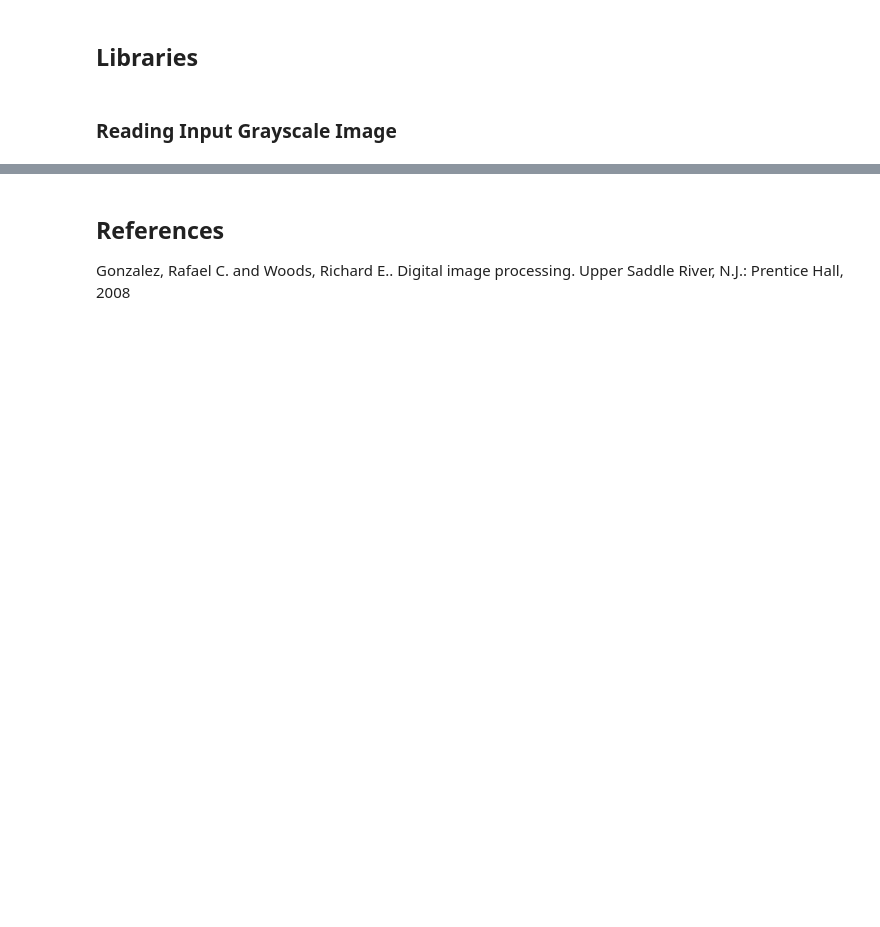
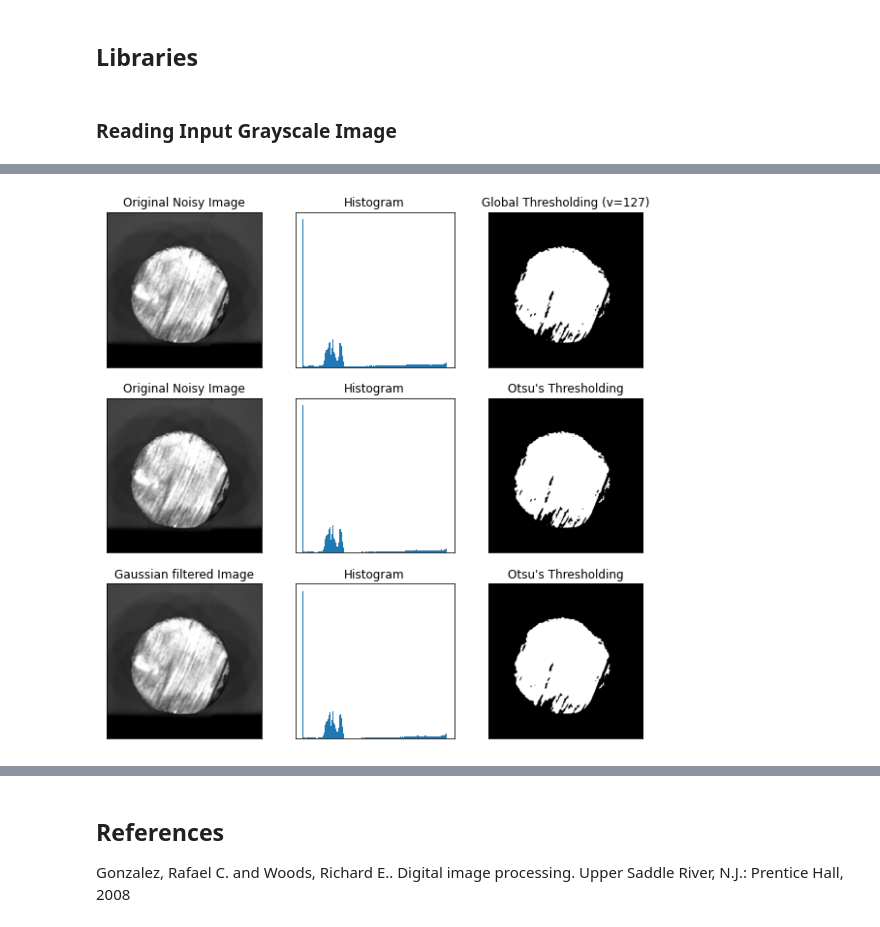
Before and after one commit to rad-mit/CS5102-Digital-Image-Processing-Project, a Jupyter notebook: Project/DIP_Project.ipynb, the cells around one changed output, grey strips where cells are left out. Cells and saved outputs as stored; diff of their text form; code cells hidden in the pictures; blank space fills up the shorter version.

```diff
--- a/Project/DIP_Project.ipynb
+++ b/Project/DIP_Project.ipynb
@@ -63,0 +126,37 @@ No. of Images =  8
+# %%
+## Otsu's Binarization
+
+# In global thresholding, we used an arbitrary chosen value as a threshold.
+# In contrast, Otsu's method avoids having to choose a value and determines
+# it automatically.
+
+# Consider an image with only two distinct image values (bimodal image),
+# where the histogram would only consist of two peaks. A good threshold
+# would be in the middle of those two values. Similarly, Otsu's method
+# determines an optimal global threshold value from the image histogram.
+
+# In order to do so, the cv.threshold() function is used,
+# where cv.THRESH_OTSU is passed as an extra flag. The threshold value can
+# be chosen arbitrary. The algorithm then finds the optimal threshold value
+# which is returned as the first output.
+
+# global thresholding
+ret1,th1 = cv2.threshold(img,127,255,cv2.THRESH_BINARY)
+# Otsu's thresholding
+ret2,th2 = cv2.threshold(img,0,255,cv2.THRESH_BINARY+cv2.THRESH_OTSU)
+# Otsu's thresholding after Gaussian filtering
+blur = cv2.GaussianBlur(img,(5,5),0)
+ret3,th3 = cv2.threshold(blur,0,255,cv2.THRESH_BINARY+cv2.THRESH_OTSU)
+# plot all the images and their histograms
+oThresh_images = [img, 0, th1, img, 0, th2, blur, 0, th3]
+titles = ['Original Noisy Image','Histogram','Global Thresholding (v=127)', 'Original Noisy Image','Histogram',"Otsu's Thresholding",'Gaussian filtered Image','Histogram',"Otsu's Thresholding"]
+for i in range(3):
+    plt.subplot(3,3,i*3+1),plt.imshow(oThresh_images[i*3],'gray')
+    plt.title(titles[i*3]), plt.xticks([]), plt.yticks([])
+    plt.subplot(3,3,i*3+2),plt.hist(oThresh_images[i*3].ravel(),256)
+    plt.title(titles[i*3+1]), plt.xticks([]), plt.yticks([])
+    plt.subplot(3,3,i*3+3),plt.imshow(oThresh_images[i*3+2],'gray')
+    plt.title(titles[i*3+2]), plt.xticks([]), plt.yticks([])
+plt.show()
+# %% [output]
+[figure, added]
```
Also changed, not shown: parts of 6 cells of this notebook.
